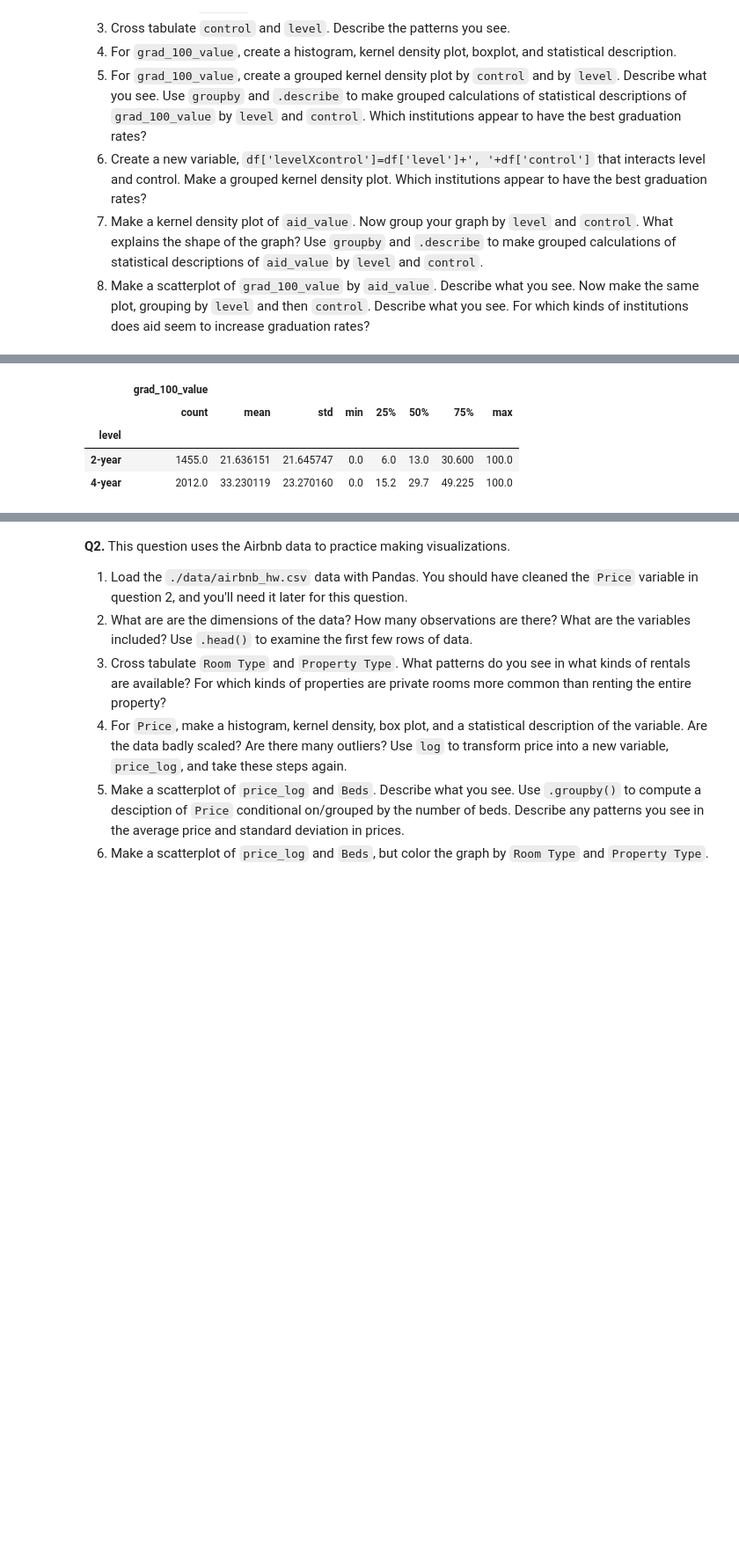
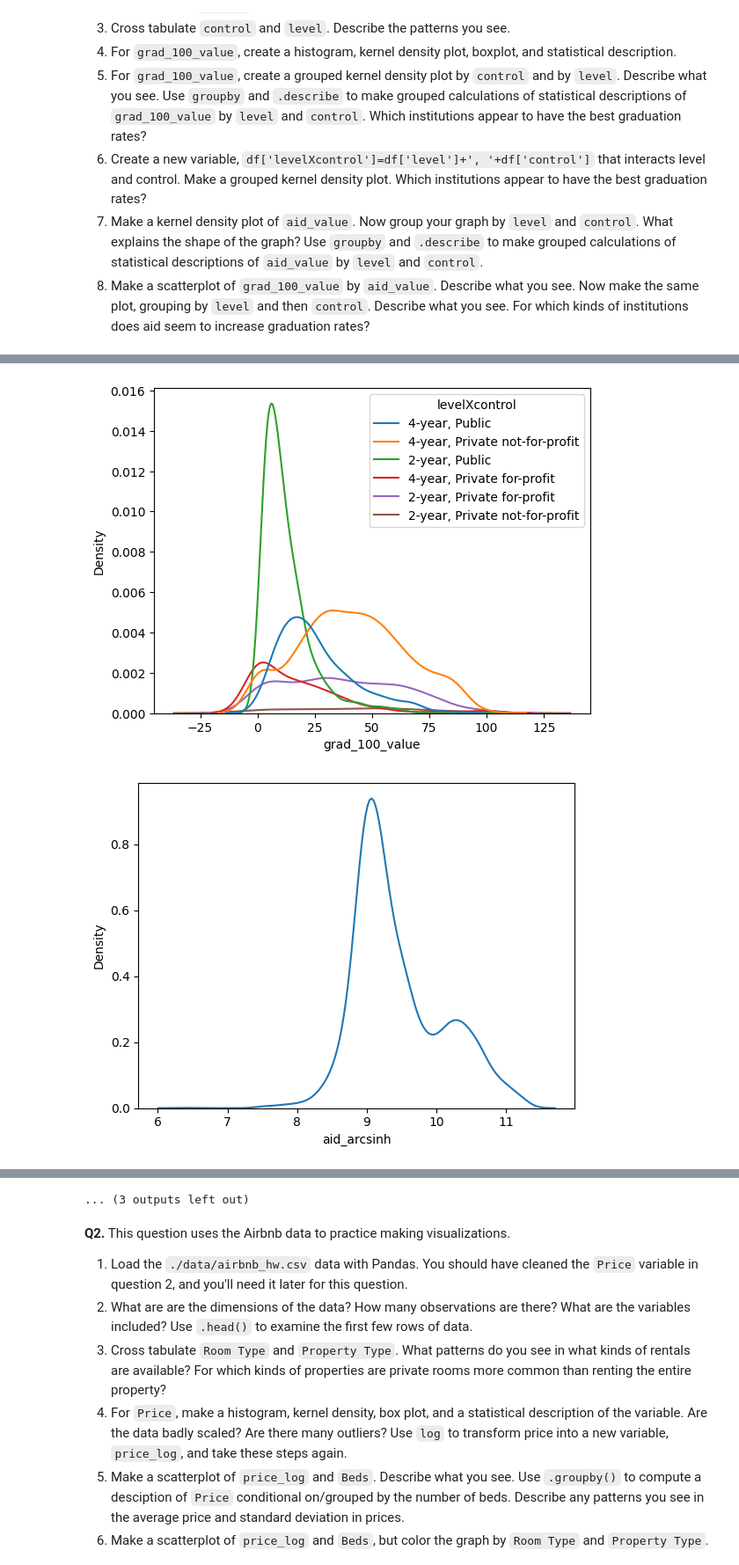
Before and after one commit to angelahjhong/visualization, a Jupyter notebook: assignment/assignment.ipynb, the cells around one changed output, grey strips where cells are left out. Shown at 88% size. Drawn from its saved outputs; the diff is of its cells as text; code cells hidden in the pictures; blank space fills up the shorter version.

Commit message:
working on question 2

```diff
--- a/assignment/assignment.ipynb
+++ b/assignment/assignment.ipynb
@@ -22,9 +22,10 @@ The "relevant" variables for this question are:
 import numpy as np
 import pandas as pd
 import matplotlib.pyplot as plt
+import seaborn as sns
 
-# ! git clone https://github.com/DS3001/visualization
-
+#! git clone https://github.com/DS3001/visualization
+# question 1
 df = pd.read_csv('/content/visualization/assignment/data/college_completion.csv')
 
 # question 2
@@ -36,12 +37,11 @@ print( df.head(), '\n')
 # question 3
 print(pd.crosstab(df['control'],df['level']),'\n')
 print(pd.crosstab(df['control'],df['level'], normalize = 'all'),'\n')
-# most of the colleges are 4 year private not for profit which make up 31% of the total population.
-# the next most common are public two-year institutions which makes up 24% of the total population.
-# lastly, the public 4 year and private for profit 2 year/4 year which are all around  12-17%.
+# most of the colleges are 4 year private not for profit which make up 31.06% of the total population.
+# the next most common are public two-year institutions which makes up 24.38% of the total population.
+# lastly, the public 4 year and private for profit 2 year/4 year which are all bewteen around 1.7-16.6%.
 
 # question 4
-import seaborn as sns
 sns.histplot(df['grad_100_value'])
 plt.show()
 sns.kdeplot(df['grad_100_value'])
@@ -54,36 +54,79 @@ df['grad_100_value'].describe()
 sns.kdeplot(data=df,x='grad_100_value',hue='control')
 plt.show()
 sns.kdeplot(data=df,x='grad_100_value',hue='level')
 plt.show()
 df.loc[:,['control','grad_100_value']].groupby('control').describe()
 df.loc[:,['level','grad_100_value']].groupby('level').describe()
+# the institution with the highest graduation rate is in general higher for the four year
+# colleges compared to the two year colleges. Looking closer to the dataset private not for
+# profit graduations rates are around 41.6% and privatefor profit is 29.1% and public is about 17.4%
 
-# the institution with the highest graduation rate is 2 years
+#question 6
+df['levelXcontrol']=df['level']+', '+df['control']
+sns.kdeplot(data=df,x='grad_100_value',hue='levelXcontrol')
+plt.show()
+df.loc[:,['level','control','grad_100_value']].groupby(['level','control']).describe()
+# the institutions that appear to have the best graduation rates are the private not for
+# profit 2 year and 4 year colleges. The 2 year and 4 year private for profit have a significant
+# difference as the 2 year has a 31.7% graduation rates and the 4 year with 17.38%. Further,
+# public 2-year programs exhibit significantly lower graduation rates compared to other controls/levels.
+
+# question 7
+df['aid_arcsinh'] = np.arcsinh(df['aid_value'])
+sns.kdeplot(data=df,x='aid_arcsinh')
+plt.show()
+sns.kdeplot(data=df,x='aid_value') # Here it is in levels, with a barely noticeable second mode around $11k
+plt.show()
+sns.kdeplot(data=df,x='aid_value',hue='control')
+plt.show()
+sns.kdeplot(data=df,x='aid_value',hue='level')
+plt.show()
+df.loc[:,['control','aid_value']].groupby('control').describe()
+df.loc[:,['level','aid_value']].groupby('level').describe()
+
+# In the dataset shows where the second mode is associated with private not for profit
+# institutions and at around 9000, there is a peak corresponding to both public and private for profit institutions.
+# Private not for profit institutions provide significantly more financial aid as in the density plot the spread is larger acorss the x-axis,
+# while public and private for profit institutions offer similar amounts. Notably, this distinction cannot be solely attributed to the level variable,
+# as private not for profit includes both 2 and 4 year colleges; the pattern is evident in the statistical measures such as mean and quantiles
+# as well as in the kernel density plots.
+
+# question 8
+sns.scatterplot(data=df,x='aid_value',y='grad_100_value')
+plt.show()
+sns.scatterplot(data=df,x='aid_value',y='grad_100_value',hue='control')
+plt.show()
+sns.scatterplot(data=df,x='aid_value',y='grad_100_value',hue='level')
+plt.show()
+sns.scatterplot(data=df,x='aid_value',y='grad_100_value',hue='levelXcontrol')
+plt.show()
+# In the follwing 4 scatterplots, there is a positive association where the variable aid_value and grande_100_value increase with one another
+# this trend is evident in the 4 year private not for profit colleges. The other institutions seem to give out similarly low amounts of aid and their
+# graduations rates also are spread across as they vary. The differences could be the outreach to an incoming class as private not for profit colleges
+# would want to reach a certain demographic of students and they could be doing this by possibly enticing them with more aid as the cost of college only
+# seems to increase over time. Or it can play into the fact they the studetnts who are offered more aid would likely be more persuaded to graduate.
 # %% [output]
 (3798, 63)
 
    index  unitid                            chronname        city    state  \
 0      0  100654               Alabama A&M University      Normal  Alabama
 1      1  100663  University of Alabama at Birmingham  Birmingham  Alabama
 2      2  100690                   Amridge University  Montgomery  Alabama
 3      3  100706  University of Alabama at Huntsville  Huntsville  Alabama
 4      4  100724             Alabama State University  Montgomery  Alabama
 
     level                 control  \
 0  4-year                  Public
 1  4-year                  Public
 ... (48 lines left out)
 control
 Private for-profit      0.122433  0.138757
 Private not-for-profit  0.017904  0.310690
 Public                  0.243813  0.166403
 [figure]
 [figure]
 [figure]
 [figure]
 [figure]
-|  | grad_100_value |  |  |  |  |  |  |  |
-|  | count | mean | std | min | 25% | 50% | 75% | max |
-| level |  |  |  |  |  |  |  |  |
-| 2-year | 1455.0 | 21.636151 | 21.645747 | 0.0 | 6.0 | 13.0 | 30.600 | 100.0 |
-| 4-year | 2012.0 | 33.230119 | 23.270160 | 0.0 | 15.2 | 29.7 | 49.225 | 100.0 |
+[figure, added]
+[figure, added]
@@ -90,3 +137,4 @@ Public                  0.243813  0.166403
+... (3 outputs left out)
 # %% [markdown]
 **Q2.** This question uses the Airbnb data to practice making visualizations.
 
```
Also changed, not shown: parts of 2 cells of this notebook.
